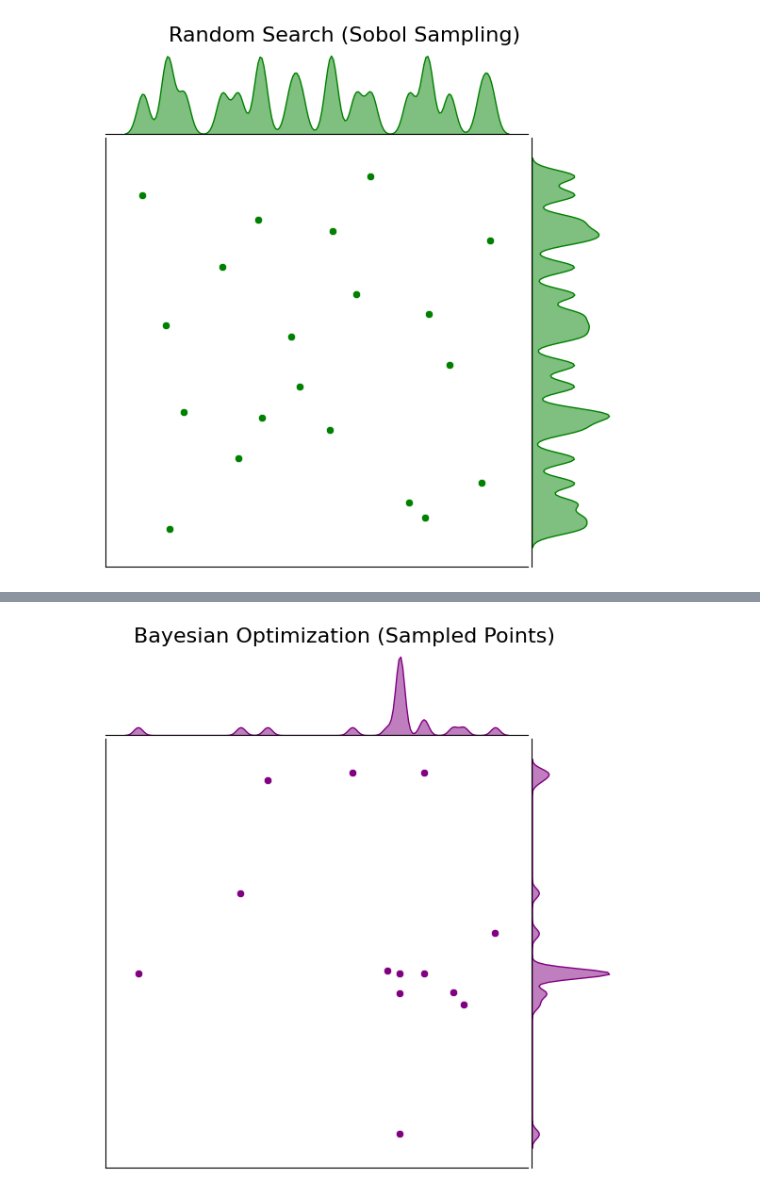
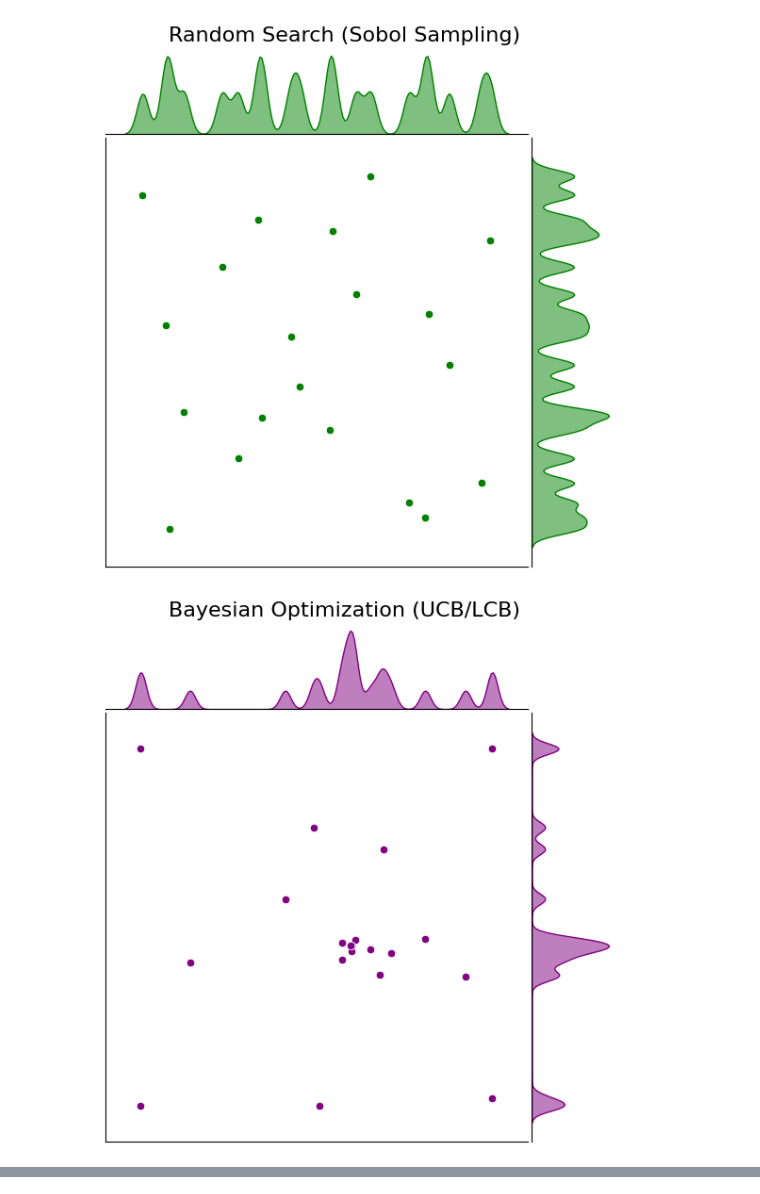
Before and after one commit to takeshi-teshima/lecture-supplement-material, a Jupyter notebook: Introduction-to-AI/01_10_hyperparameter_search.ipynb, the cells around one changed output, grey strips where cells are left out. Saved outputs shown, nothing was run; the diff lists cells and outputs as text; code cells hidden in the pictures.

```diff
--- a/Introduction-to-AI/01_10_hyperparameter_search.ipynb
+++ b/Introduction-to-AI/01_10_hyperparameter_search.ipynb
@@ -5,11 +8,12 @@ import matplotlib.pyplot as plt
 from scipy.stats.qmc import Sobol
 from sklearn.gaussian_process import GaussianProcessRegressor
 from sklearn.gaussian_process.kernels import RBF, ConstantKernel as C
+# Import gp_minimize from scikit-optimize for Bayesian Optimization with UCB (LCB)
+from skopt import gp_minimize
 
 # -------------------------------
 # 1) Setup
 # -------------------------------
-# Fix global seed for any other random calls
 GLOBAL_SEED = 42
 np.random.seed(GLOBAL_SEED)
 
@@ -76,16 +80,10 @@ def plot_target_contour(f, lam1_range, lam2_range, n=60):
     # Evaluate NLL
     Z = f(np.column_stack([L1.ravel(), L2.ravel()])).reshape(L1.shape)
 
-    # We reverse a built-in colormap so that warm colors indicate LOWER values
-    # and cooler colors indicate HIGHER values.
-    # E.g. 'coolwarm_r' or 'inferno_r' or 'hot_r'
     cmap_reversed = plt.cm.coolwarm_r
-
     plt.figure(figsize=(7, 5))
     contour = plt.contourf(L1, L2, Z, levels=30, cmap=cmap_reversed)
     plt.colorbar(contour, label='NLL Value')
-    # plt.xlabel(r'$\lambda_1$')
-    # plt.ylabel(r'$\lambda_2$')
     plt.xticks([])
     plt.yticks([])
     plt.title('Contour Plot of the target function')
@@ -108,7 +106,6 @@ def plot_with_marginals(lambda1, lambda2, color, title):
         space=0.05
     )
 
-    # Replace default marginal hist with KDE
     g.ax_marg_x.clear()
     g.ax_marg_y.clear()
 
@@ -121,7 +118,6 @@ def plot_with_marginals(lambda1, lambda2, color, title):
         color=color_palette[color], alpha=0.5, bw_adjust=0.1
     )
 
-    # Remove ticks/labels from marginals
     for ax in [g.ax_marg_x, g.ax_marg_y]:
         ax.set_xticks([])
         ax.set_yticks([])
@@ -160,10 +156,8 @@ n_grid_points = grid_points.shape[0]
 # -------------------------------
 # 6) Random Search (Sobol)
 # -------------------------------
-# n_search = n_grid_points // 2
-n_search = n_grid_points
+n_search = n_grid_points  # Total number of search points
 
-# If your SciPy version >= 1.8, you can fix a seed in Sobol
 sobol_seq = Sobol(d=2, scramble=True, seed=123).random(n_search)
 lam1_rand = lambda1_range[0] + sobol_seq[:, 0] * (lambda1_range[1] - lambda1_range[0])
 lam2_rand = lambda2_range[0] + sobol_seq[:, 1] * (lambda2_range[1] - lambda2_range[0])
@@ -181,70 +175,52 @@ plot_with_marginals(
     "Random Search (Sobol Sampling)"
 )
 
 # -------------------------------
-# 7) Bayesian Optimization (Fixed Total Points)
+# 7) Bayesian Optimization with UCB (Fixed Total Points) using scikit-optimize
 # -------------------------------
-# n_search = n_grid_points // 2  # Total points allowed
-n_search = n_grid_points  # Total points allowed
+# Define an objective that accepts a list and returns a scalar.
+def objective(x):
+    # np.atleast_2d ensures compatibility with our function
+    return three_gaussian_neg_log_likelihood_sharp(x)[0]
 
-# We also fix a random state for BO initialization
-rng = np.random.RandomState(123)
+# Define the bounds in the format expected by skopt (list of (min, max) tuples).
+bounds = [lambda1_range, lambda2_range]
 
-# Use a fixed random_state for the GP as well
-kernel = C(1.0) * RBF(length_scale=[20, 0.2])
-gp = GaussianProcessRegressor(kernel=kernel,
-                              n_restarts_optimizer=10,
-                              random_state=123)
+# Use UCB acquisition via the "LCB" option.
+# Here, n_calls is set to n_search (the same as grid points), with a few initial random points.
+res = gp_minimize(
+    func=objective,
+    dimensions=bounds,
+    n_calls=n_search,
+    n_initial_points=min(5, n_search),
+    acq_func="LCB",  # Using the default settings for LCB
+    kappa=1.64, # More exploitation than 1.96
+    random_state=123
+)
 
-# Compute the number of initial random points
-n_initial = min(5, n_search)  # Ensure at least some initial random points
-n_bo_iterations = max(n_search - n_initial, 0)  # Remaining iterations
-
-# Start with n_initial random training points using a fixed RNG
-X_train = np.column_stack([
-    rng.uniform(*lambda1_range, n_initial),
-    rng.uniform(*lambda2_range, n_initial)
-])
-Y_train = three_gaussian_neg_log_likelihood_sharp(X_train).reshape(-1, 1)
-gp.fit(X_train, Y_train)
-
-# We'll do n_bo_iterations to ensure total is exactly n_search
-X_search = np.column_stack([
-    np.linspace(*lambda1_range, 20).repeat(20),
-    np.tile(np.linspace(*lambda2_range, 20), 20)
-])
-
-for i in range(n_bo_iterations):
-    Y_pred, sigma = gp.predict(X_search, return_std=True)
-    # Next point = argmin predicted mean
-    X_next = X_search[np.argmin(Y_pred)].reshape(1, -1)
-    Y_next = three_gaussian_neg_log_likelihood_sharp(X_next).reshape(-1, 1)
-
-    # Append to training
-    X_train = np.vstack([X_train, X_next])
-    Y_train = np.vstack([Y_train, Y_next])
-    gp.fit(X_train, Y_train)
-
+# Extract evaluated points and corresponding values.
+X_train = np.array(res.x_iters)
 bayes_vals = three_gaussian_neg_log_likelihood_sharp(X_train)
 best_bayes_idx = np.argmin(bayes_vals)
 best_bayes_val = bayes_vals[best_bayes_idx]
 best_bayes_params = X_train[best_bayes_idx]
 
 plot_with_marginals(
     X_train[:, 0],
     X_train[:, 1],
     "purple",
-    "Bayesian Optimization (Sampled Points)"
+    "Bayesian Optimization (UCB/LCB)"
 )
 
 # -------------------------------
 # 8) Print final best results
 # -------------------------------
 print("Best results:")
 print(f"  - Grid Search:    NLL={best_grid_val:.4f} at (lambda1, lambda2)={best_grid_params}")
 print(f"  - Random Search:  NLL={best_rand_val:.4f} at (lambda1, lambda2)={best_rand_params}")
 print(f"  - Bayesian Opt.:  NLL={best_bayes_val:.4f} at (lambda1, lambda2)={best_bayes_params}")
 # %% [output]
 [figure]
 [figure]
 [figure]
+[figure, new version]
@@ -268 +230,0 @@ Increase the number of iterations (max_iter) or scale the data as shown in:
-[figure, old version]
```
Also changed, not shown: parts of 2 cells of this notebook, 2 other files.
